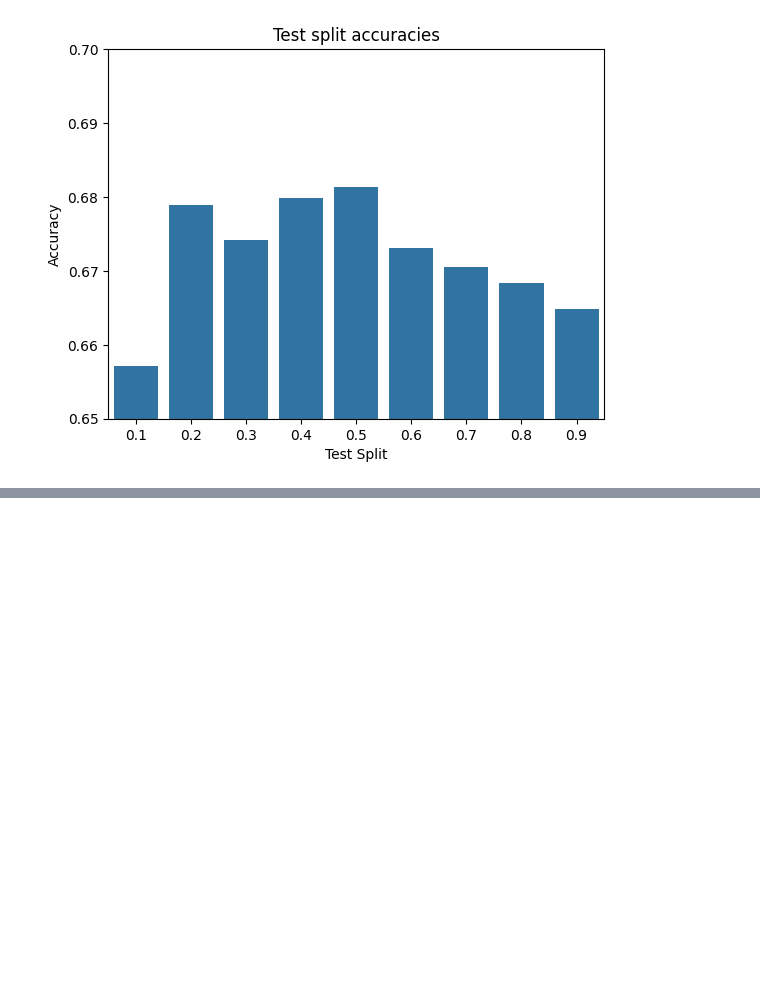
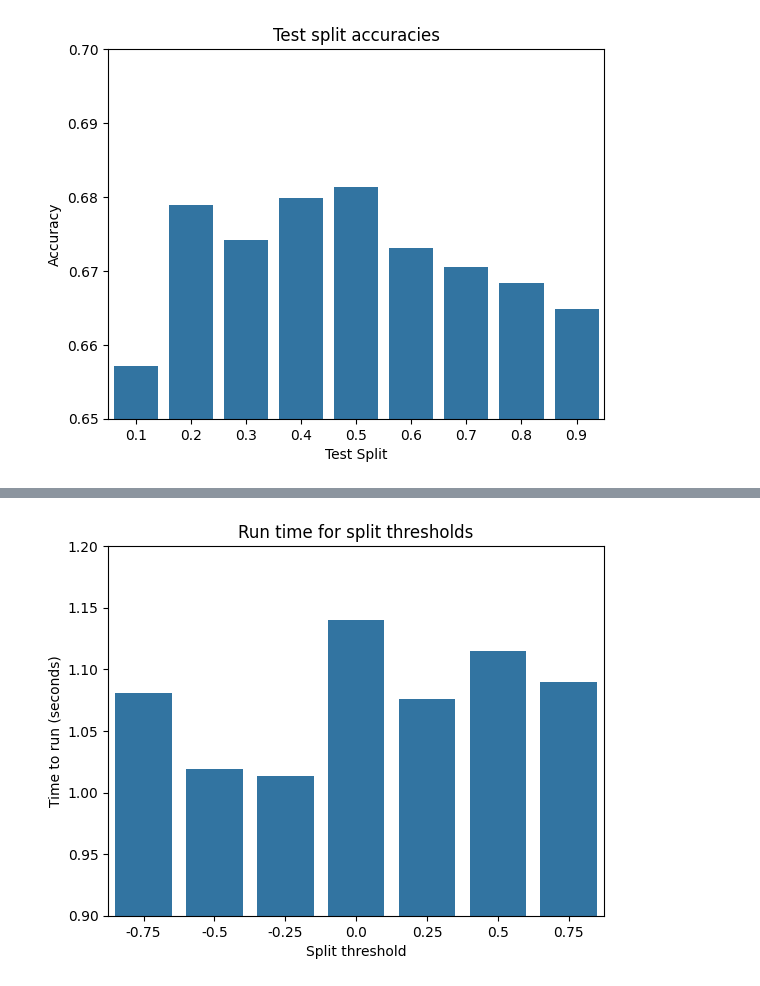
Before and after one commit to GHancock1/Coursework-2, a Jupyter notebook: py/Q3_folder/q3.ipynb, the cells around one changed output, grey strips where cells are left out. Saved outputs shown, nothing was run; the diff lists cells and outputs as text; code cells hidden in the pictures; blank space fills up the shorter version.

```diff
--- a/py/Q3_folder/q3.ipynb
+++ b/py/Q3_folder/q3.ipynb
@@ -85,0 +142,10 @@ for threshold in thresholds:
+# %%
+plt.figure()
+plt.ylim(0.9,1.2)
+sns.barplot(x=split_list[:,0], y=split_list[:,2])
+plt.xlabel("Split threshold")
+plt.ylabel("Time to run (seconds)")
+plt.title("Run time for split thresholds")
+plt.show()
+# %% [output]
+[figure, added]
```
Also changed, not shown: parts of 6 cells of this notebook.
